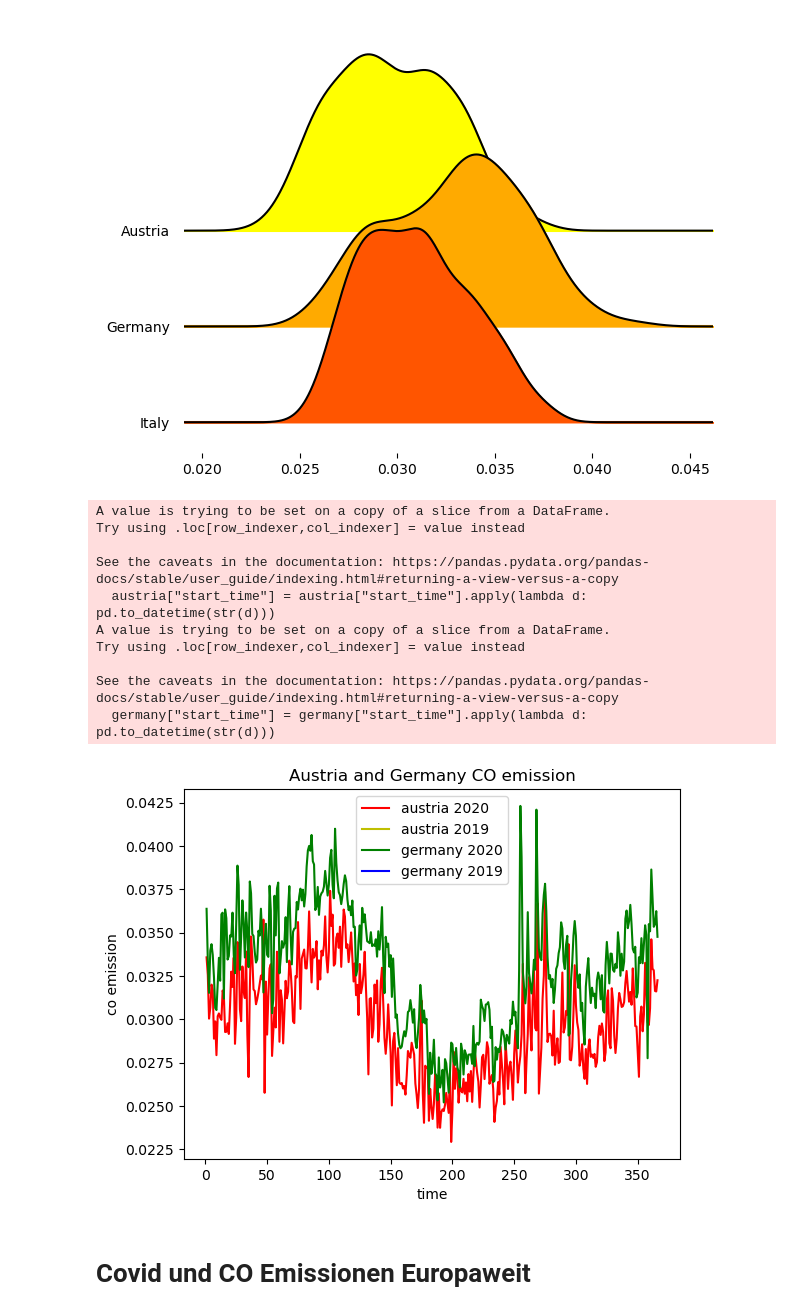
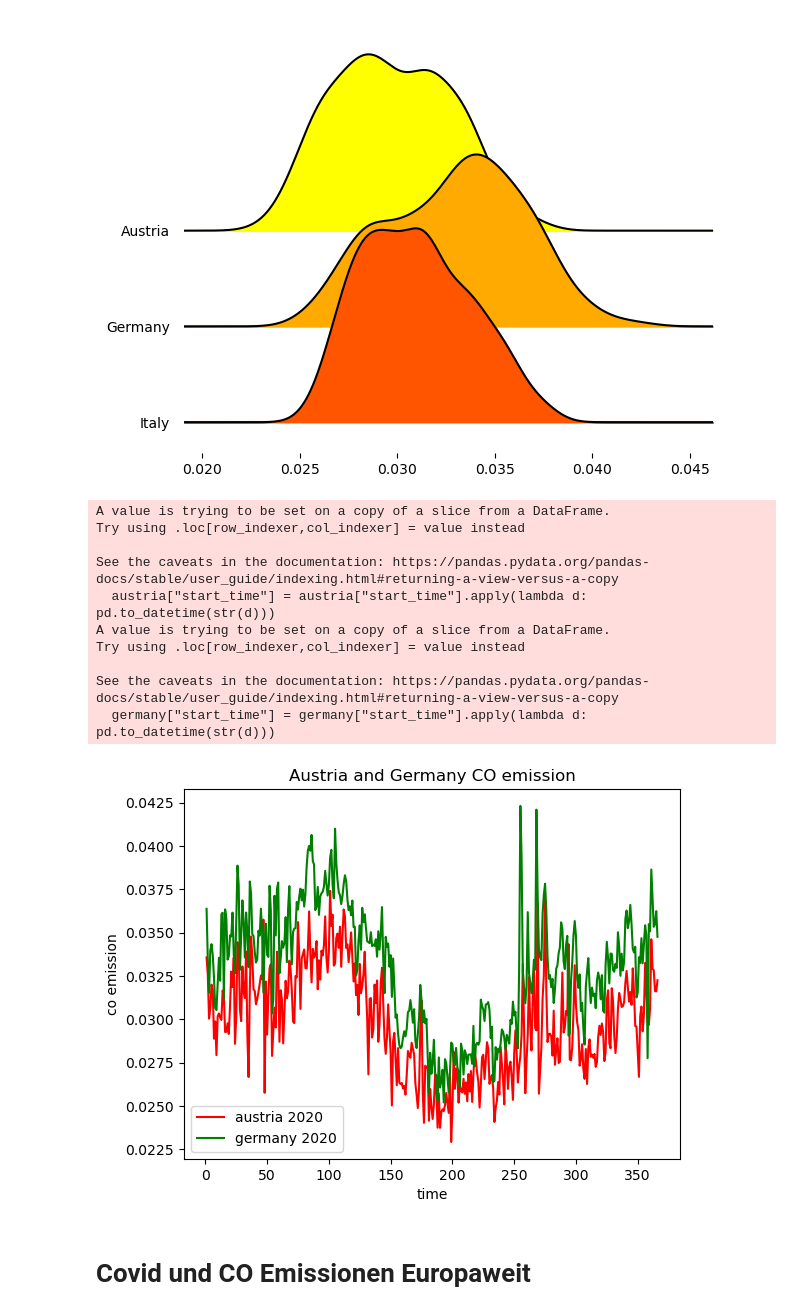
Before and after one commit to SunnyTrashpanda/BIGDA-Covid19-CO2, a Jupyter notebook: main.ipynb, the cells around one changed output. Drawn from its saved outputs; the diff is of its cells as text; code cells hidden in the pictures.

```diff
--- a/main.ipynb
+++ b/main.ipynb
@@ -715,40 +738,39 @@ austria_old = at_de_2019_co.loc[at_de_2019_co['Country'].isin(["Austria"])]
 austria["start_time"] = austria["start_time"].apply(lambda d: pd.to_datetime(str(d)))
 austria_old["start"] = austria_old["start"].apply(lambda d: pd.to_datetime(str(d)))
 plt.plot(austria["start_time"].dt.dayofyear, austria.avg_emission, color='r', label='austria 2020')
-plt.plot(austria_old["start"], austria_old.average, color='y', label='austria 2019')
+# plt.plot(austria_old["start"], austria_old.average, color='y', label='austria 2019')
 
 germany = europe_co_df_pd.loc[europe_co_df_pd['country'].isin(["Germany"])]
 germany_old = at_de_2019_co.loc[at_de_2019_co['Country'].isin(["Germany"])]
 germany["start_time"] = germany["start_time"].apply(lambda d: pd.to_datetime(str(d)))
 germany_old["start"] = germany_old["start"].apply(lambda d: pd.to_datetime(str(d)))
 plt.plot(germany["start_time"].dt.dayofyear, germany.avg_emission, color='g', label='germany 2020')
-plt.plot(germany_old["start"], germany_old.average, color='b', label='germany 2019')
+# plt.plot(germany_old["start"], germany_old.average, color='b', label='germany 2019')
 
-
-ax.format_xdata =  mdates.DateFormatter('%b %d')
+ax.format_xdata = mdates.DateFormatter('%b %d')
 
 # Naming the x-axis, y-axis and the whole graph
 plt.xlabel("time")
 plt.ylabel("co emission")
 plt.title("Austria and Germany CO emission")
 
 # Adding legend, which helps us recognize the curve according to it's color
 plt.legend()
 
 # To load the display window
 plt.show()
 # %% [output]
 A value is trying to be set on a copy of a slice from a DataFrame.
 Try using .loc[row_indexer,col_indexer] = value instead
 
 See the caveats in the documentation: https://pandas.pydata.org/pandas-docs/stable/user_guide/indexing.html#returning-a-view-versus-a-copy
   austria["start_time"] = austria["start_time"].apply(lambda d: pd.to_datetime(str(d)))
 A value is trying to be set on a copy of a slice from a DataFrame.
 Try using .loc[row_indexer,col_indexer] = value instead
 
 See the caveats in the documentation: https://pandas.pydata.org/pandas-docs/stable/user_guide/indexing.html#returning-a-view-versus-a-copy
   germany["start_time"] = germany["start_time"].apply(lambda d: pd.to_datetime(str(d)))
-[figure, old version]
+[figure, new version]
 # %% [markdown]
 # Covid und CO Emissionen Europaweit
 # %%
```
Also changed, not shown: parts of 10 cells of this notebook.
